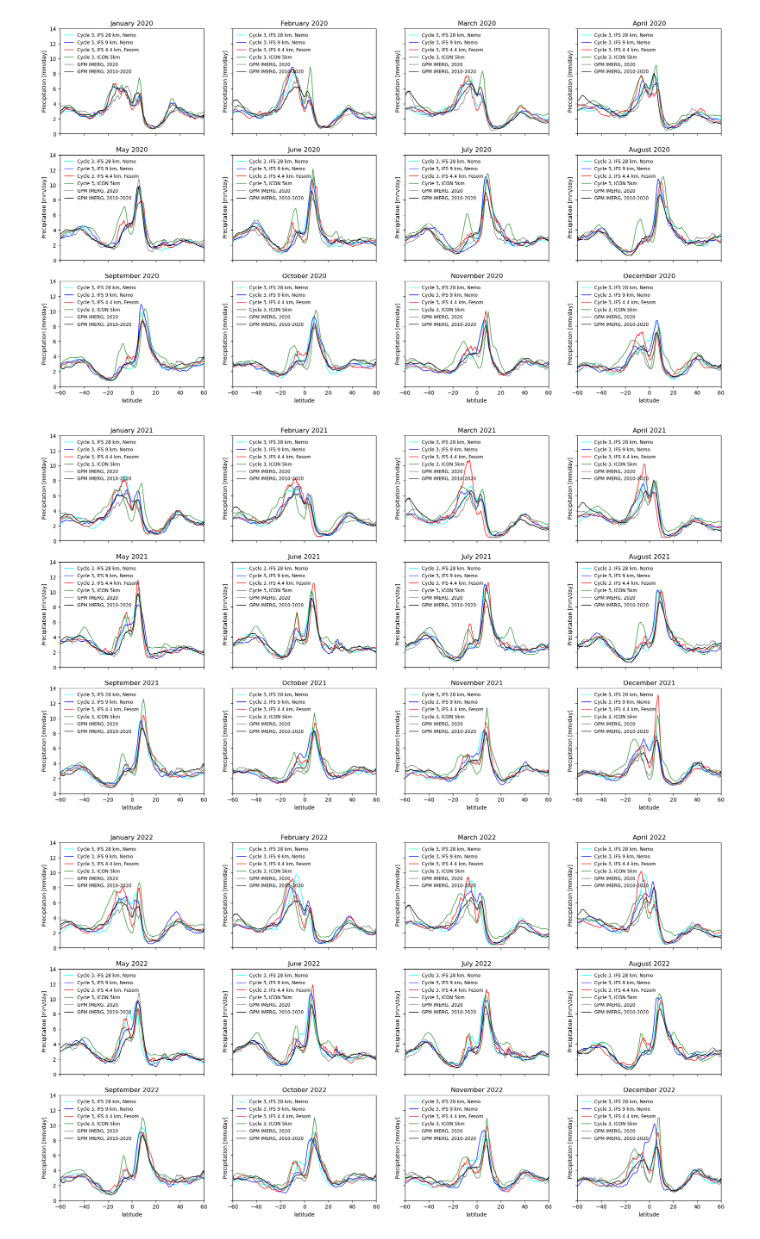
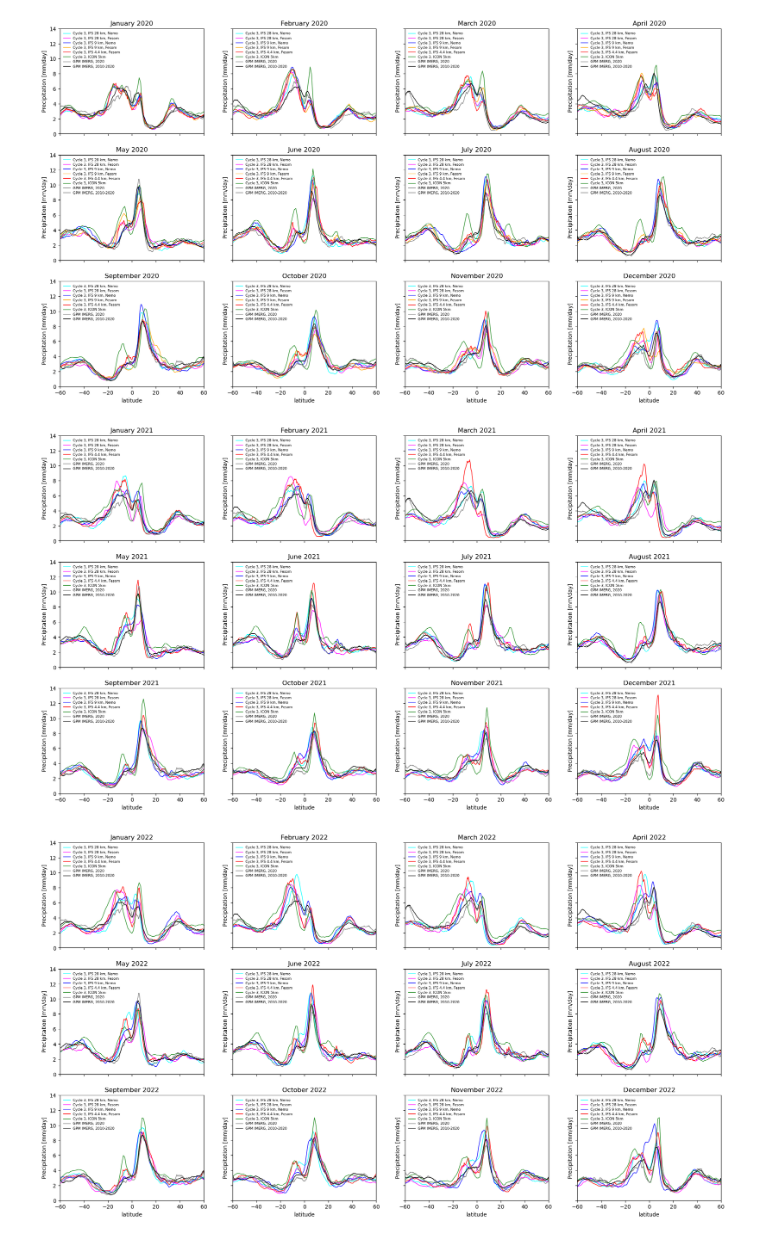
Before and after one commit to nextGEMS/nextGEMS_Cycle3, a Jupyter notebook: IFS/precip_monthly_calendar_with_ICON.ipynb, the cells around one changed output. Drawn from its saved outputs; the diff is of its cells as text; code cells hidden in the pictures.

Commit message:
add further simulations to precip_monthly_calendar_with_ICON.ipynb

```diff
--- a/IFS/precip_monthly_calendar_with_ICON.ipynb
+++ b/IFS/precip_monthly_calendar_with_ICON.ipynb
@@ -74,9 +74,9 @@ print(list(cat.ICON))
 array_yea= ["2020","2021","2022","2023","2024"]
 array_mon= ["01","02","03","04","05","06","07","08","09","10","11","12"]
 
-array_exp     = ["IFS_28-NEMO_25-cycle3","IFS_9-NEMO_25-cycle3","IFS_4.4-FESOM_5-cycle3"]
-array_color   = ["cyan","blue","red"]
-array_labels  = ["Cycle 3, IFS 28 km, Nemo","Cycle 3, IFS 9 km, Nemo","Cycle 3, IFS 4.4 km, Fesom"]
+array_exp     = ["IFS_28-NEMO_25-cycle3","IFS_28-FESOM_25-cycle3","IFS_9-NEMO_25-cycle3","IFS_9-FESOM_5-cycle3","IFS_4.4-FESOM_5-cycle3"]
+array_color   = ["cyan","magenta","blue","orange","red"]
+array_labels  = ["Cycle 3, IFS 28 km, Nemo","Cycle 3, IFS 28 km, Fesom","Cycle 3, IFS 9 km, Nemo","Cycle 3, IFS 9 km, Fesom","Cycle 3, IFS 4.4 km, Fesom"]
 # %%
 dask_dict = {}
 for a,exp in enumerate(array_exp):
@@ -131,7 +131,7 @@ for mon,(i,ax) in zip(array_mon,enumerate(axs.flat)):
 
      for (a,exp),color,labels in zip(enumerate(array_exp),array_color,array_labels):
        filP = dask_dict[a,i] *1000 *86400 #transform from m/s in mm/day ; first dimension is experiment, second dimension is month
-       for y in range(len(np.squeeze(filP[:,0]))):
+       for y in range(len(filP[:,0])):
            filP_y=np.squeeze(filP[y,:])
            if y>0:
                labels=""
@@ -176,11 +176,12 @@ for mon,(i,ax) in zip(array_mon,enumerate(axs.flat)):
           labels,
           loc='upper left',
           frameon=False,
-          fontsize=8.5,
-          labelspacing=.5)
+          fontsize=6.5,
+          labelspacing=.35)
 
 
-#fig.savefig(f'../../../scripte_plots/panel12_precip_zonmean_NextGEMS_Cycle3_4km_9km_ICON_GPM_allyears.png')
+#fig.savefig(f'../../../scripte_plots/panel12_precip_zonmean_NextGEMS_Cycle3_4km_9km_28km_ICON_GPM_allyears.png')
+#fig.savefig(f'../../../scripte_plots/panel12_precip_zonmean_NextGEMS_Cycle3_4km_9km_28km_ICON_GPM_allyears.pdf')
 # %% [output]
 01
 02
@@ -232,36 +233,37 @@ for y,yea in enumerate(array_yea):
                    ICON_y,
                    color="forestgreen",
                    linestyle='solid',
                    label=labels,
                    linewidth=1)
 
      ax.plot(PrG[i].lat,
           PrG[i].data,
           color="grey",
           linestyle='solid',
           label="GPM IMERG, 2020",
           linewidth=1)
 
      ax.plot(PrGclim[i].lat,
           PrGclim[i].data,
           color="black",
           linestyle='solid',
           label="GPM IMERG, 2010-2020",
           linewidth=1)
 
 
      # Add legend
      handles, labels = ax.get_legend_handles_labels()
      ax.legend(handles,
       labels,
       loc='upper left',
       frameon=False,
-      fontsize=8.5,
-      labelspacing=.5)
+      fontsize=6.5,
+      labelspacing=.35)
 
 
-     #fig.savefig(f'../../../scripte_plots/panel12_precip_zonmean_NextGEMS_Cycle3_4km_9km_ICON_GPM_{yea}.png')
+     #fig.savefig(f'../../../scripte_plots/panel12_precip_zonmean_NextGEMS_Cycle3_4km_9km_28km_ICON_GPM_{yea}.png')
+     #fig.savefig(f'../../../scripte_plots/panel12_precip_zonmean_NextGEMS_Cycle3_4km_9km_28km_ICON_GPM_{yea}.pdf')
 # %% [output]
-[figure, old version]
+[figure, new version]
-[figure, old version]
+[figure, new version]
-[figure, old version]
+[figure, new version]
```
Also changed, not shown: parts of 4 cells of this notebook.
